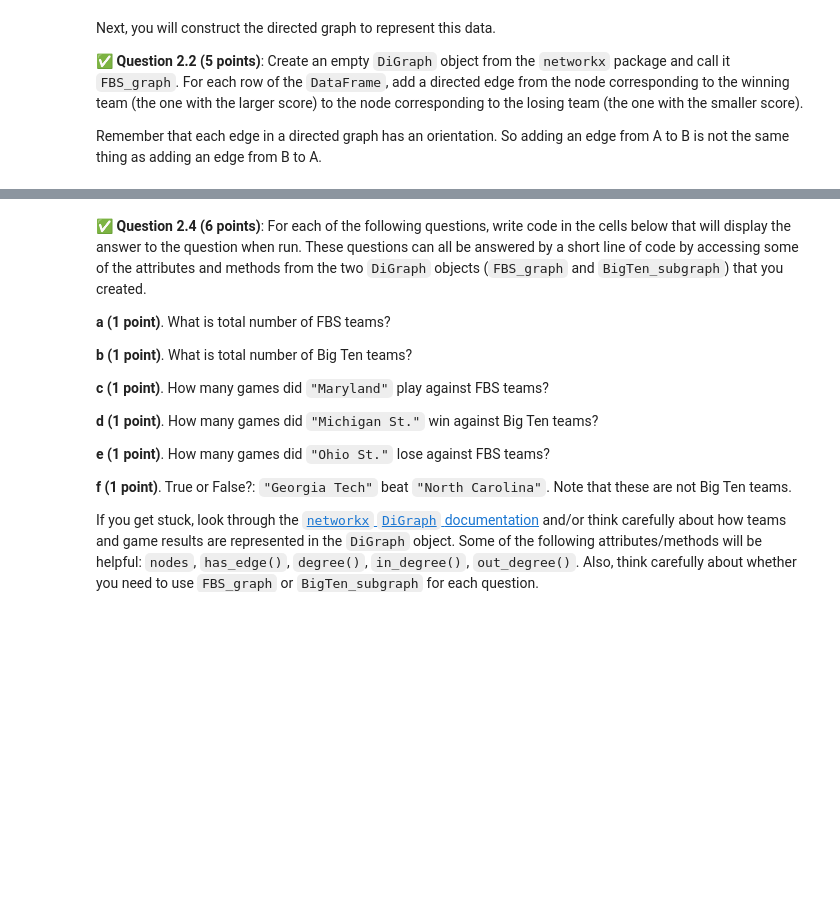
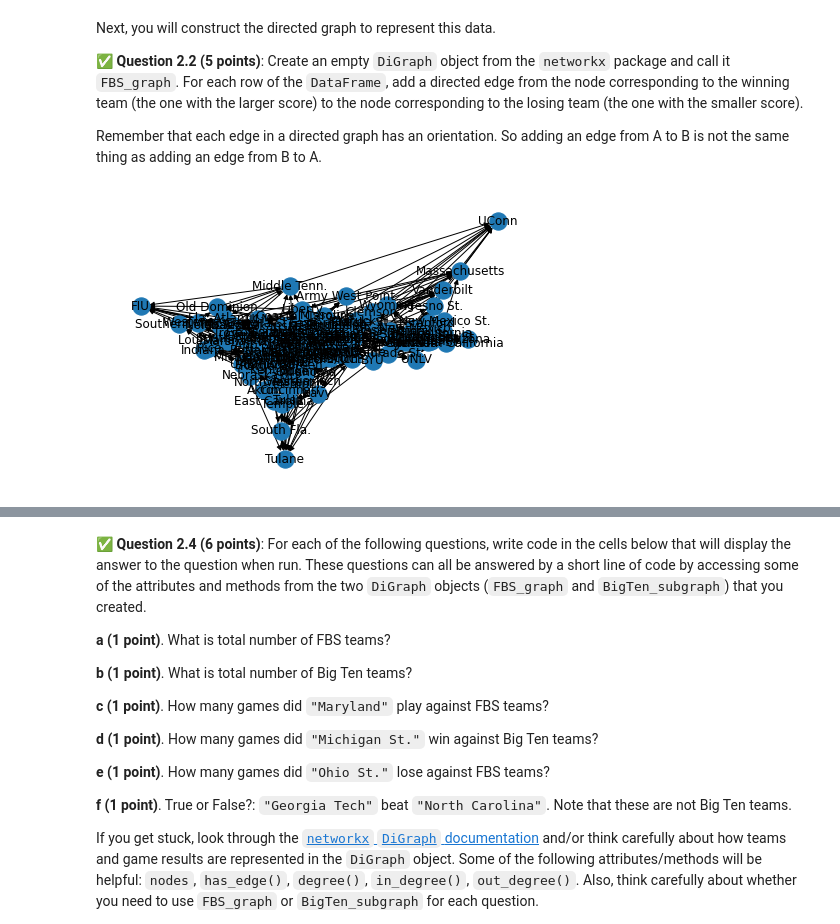
Before and after one commit to silentsiren701/cmse202-s22-turnin, a Jupyter notebook: Final/CMSE202-Final-Section003-STUDENT.ipynb, the cells around one changed output, grey strips where cells are left out. Saved outputs shown, nothing was run; the diff lists cells and outputs as text; code cells hidden in the pictures; blank space fills up the shorter version.

```diff
--- a/Final/CMSE202-Final-Section003-STUDENT.ipynb
+++ b/Final/CMSE202-Final-Section003-STUDENT.ipynb
@@ -75,2 +77,3 @@ Each row contains the final score from one game between two FBS teams. The first
 # %%
 # Put your code for Question 2.1 here:
+FBS = pd.read_csv("FBS_Scores_2021.csv", header=None)
@@ -85,3 +107,15 @@ Remember that each edge in a directed graph has an orientation. So adding an edg
+# %%
+FBS_graph = nx.DiGraph()
+# %%
+for index, row in FBS.iterrows():
+    if row[1] > row[3]:
+        FBS_graph.add_edge(row[0], row[2])
+    else:
+        FBS_graph.add_edge(row[2], row[0])
+# %%
+nx.draw(FBS_graph, with_labels=True)
+# %% [output]
+[figure, added]
 # %% [markdown]
 This graph has over 100 nodes, so it will be hard to look at the entire graph at once. But we can construct and display a small subgraph of the entire directed graph.
 
```
Also changed, not shown: parts of 17 cells of this notebook.
